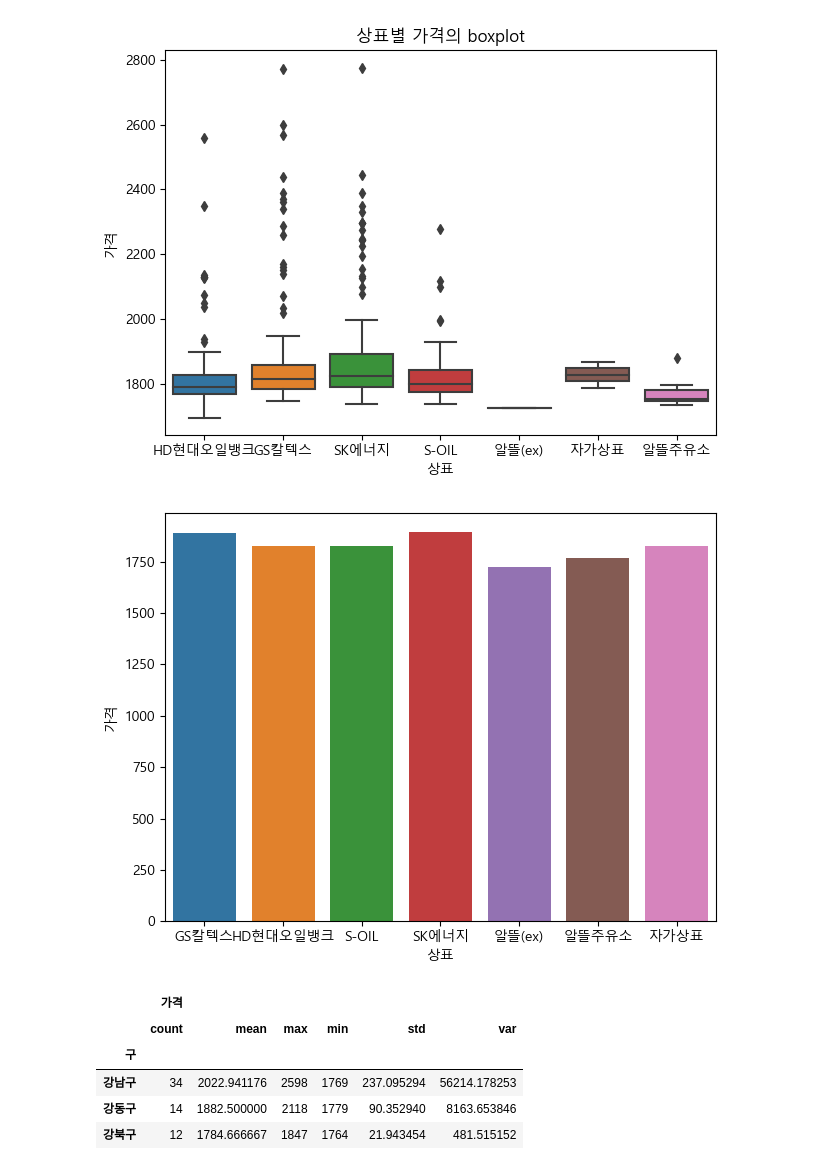
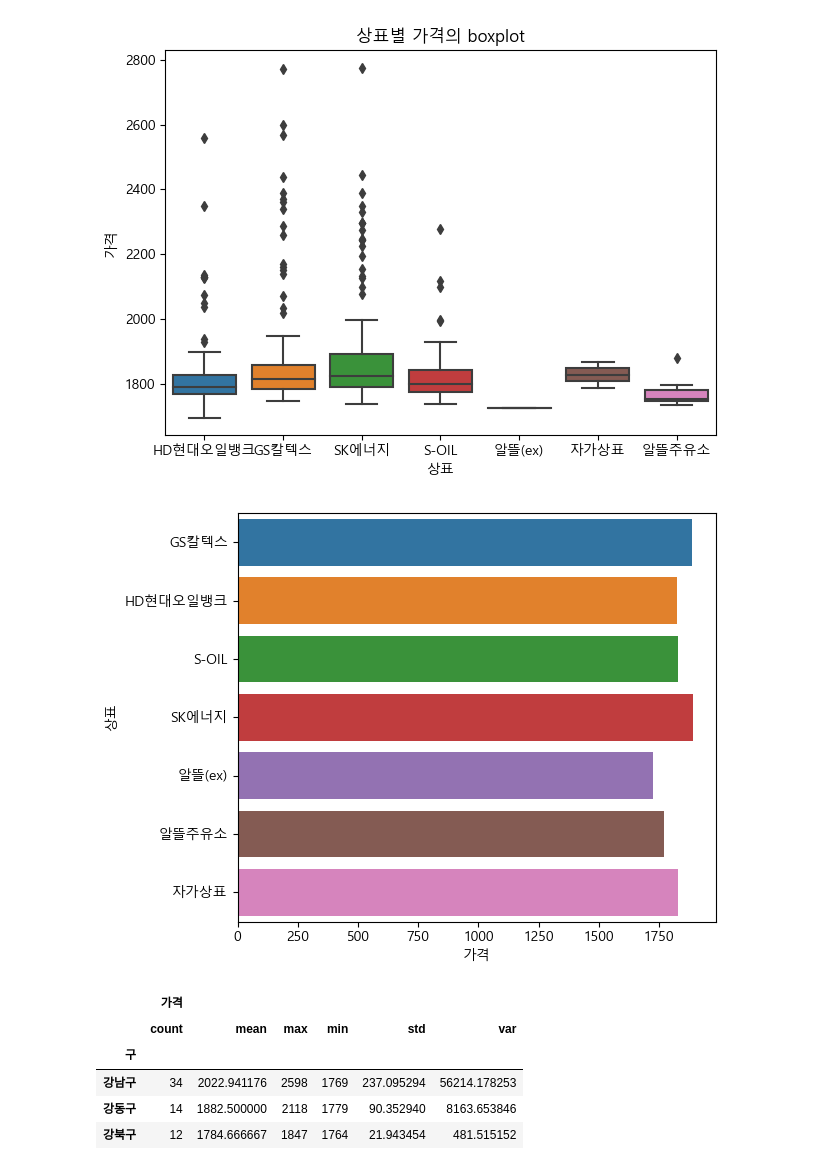
Before and after one commit to lione78/DataAnalysis-2023.09, a Jupyter notebook: 05.Crawling/15.Opinet.ipynb, the cells around one changed output. Cells and saved outputs as stored; diff of their text form; code cells hidden in the pictures.

```diff
--- a/05.Crawling/15.Opinet.ipynb
+++ b/05.Crawling/15.Opinet.ipynb
@@ -162,0 +158,3 @@ pd.read_csv('data/opinet_20230919.csv').tail()
+# %%
+df = pd.read_csv('data/opinet_20230919.csv')
+df
@@ -220,7 +233,7 @@ plt.tight_layout();
 # %%
 # 상표별 평균 가격의 막대그래프
 df_brand = df.groupby('상표')[['가격']].mean()
-sns.barplot(data=df_brand, y='가격', x=df_brand.index)
+sns.barplot(data=df_brand, x='가격', y=df_brand.index)
 plt.tight_layout();
 # %% [output]
-[figure, old version]
+[figure, new version]
```
Also changed, not shown: parts of 7 cells of this notebook, 13 other files.
